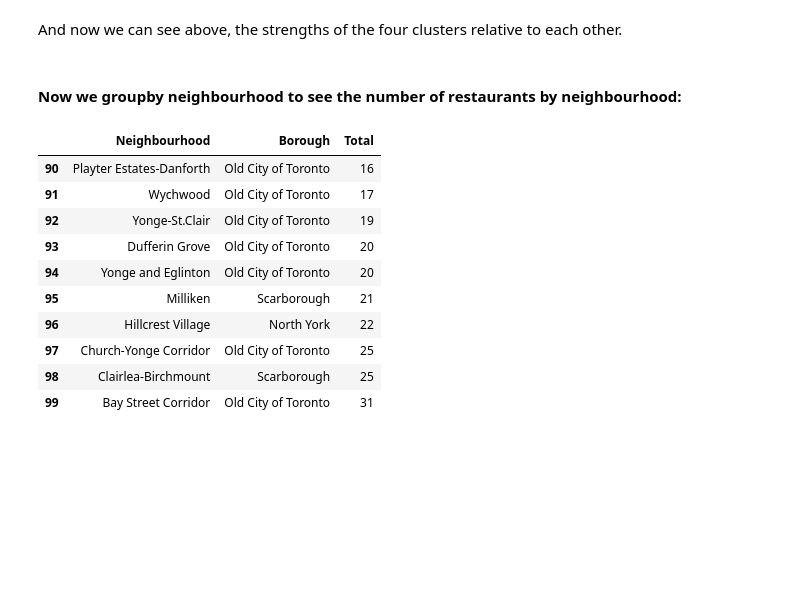
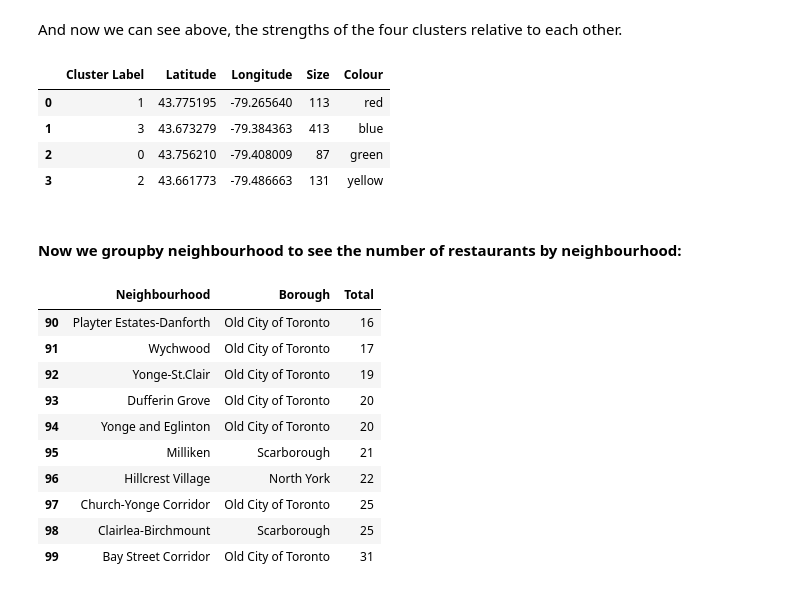
Before and after one commit to Bruno-42/Coursera_Capstone, a Jupyter notebook: Actual_final_project.ipynb, the cells around one changed output. Saved outputs shown, nothing was run; the diff lists cells and outputs as text; code cells hidden in the pictures; blank space fills up the shorter version.

```diff
--- a/Actual_final_project.ipynb
+++ b/Actual_final_project.ipynb
@@ -88,3 +144,5 @@ tor_venues.drop('Unnamed: 0', axis = 1, inplace = True)
+# %%
+tor_venues = get_all_venues(tor_ngh_data['Latitude'], tor_ngh_data['Longitude'], tor_ngh_data['Location'], tor_ngh_data['Borough'])
 # %%
 tor_venues.head()
 # %% [output]
@@ -115,0 +257,35 @@ According to the above, there are 744 separate entries.
+# %%
+rare_addresses = [
+    {'Location': 'Blake-Jones', 'Latitude': 43.671400, 'Longitude': -79.336530}
+]
+
+
+for i in range(tor_ngh_data.shape[0]):
+    try:
+# first we try geocoder to find the location of each neighbourhood
+        ngh, bor, covngh = toronto_data_140.iloc[i,1], toronto_data_140.iloc[i,2], toronto_data_140.iloc[i,3]
+        address = '{}, Toronto, Canada'.format(ngh)
+        geolocator = Nominatim(user_agent='Final_Project_TBotN')
+        location = geolocator.geocode(address)
+        latitude = location.latitude
+        longitude = location.longitude
+
+    except AttributeError as err:
+# if geocoder cannot find the location, we use the table we already have to get the data
+        print('Found attribute error')
+        try:
+            r = toronto_data.loc[(toronto_data['Borough'].str.contains(ngh)) | (toronto_data['Borough'].str.contains(covngh)) | (toronto_data['Borough'] == bor)].iloc[0,]
+            lat, lng = r[3] ,r[4]
+        except:
+# if the location cannot be found in both tables, the data is entered manually.
+# Luckily, there aren't too many of these
+            print('Can\'t find location in both tables.')
+            for j in range(len(rare_addresses)):
+                place = rare_addresses[j]['Location'] == ngh
+                lat, lng = rare_addresses[j]['Latitude'], rare_addresses[j]['Longitude']
+
+    row = {'Borough': bor, 'Location': address, 'Latitude': latitude,
+               'Longitude': longitude, 'Neighbourhoods covered': covngh}
+    addresses.append(row)
+
+aaaadf = pd.DataFrame(addresses)
@@ -332,6 +500,14 @@ res_cluster_map2
 [interactive output not drawn]
 # %% [markdown]
 And now we can see above, the strengths of the four clusters relative to each other.
+# %%
+clusters
+# %% [output]
+|  | Cluster Label | Latitude | Longitude | Size | Colour |
+| 0 | 1 | 43.775195 | -79.265640 | 113 | red |
+| 1 | 3 | 43.673279 | -79.384363 | 413 | blue |
+| 2 | 0 | 43.756210 | -79.408009 | 87 | green |
+| 3 | 2 | 43.661773 | -79.486663 | 131 | yellow |
 # %% [markdown]
 #### Now we groupby neighbourhood to see the number of restaurants by neighbourhood:
 # %%
```
Also changed, not shown: parts of 81 cells of this notebook.
